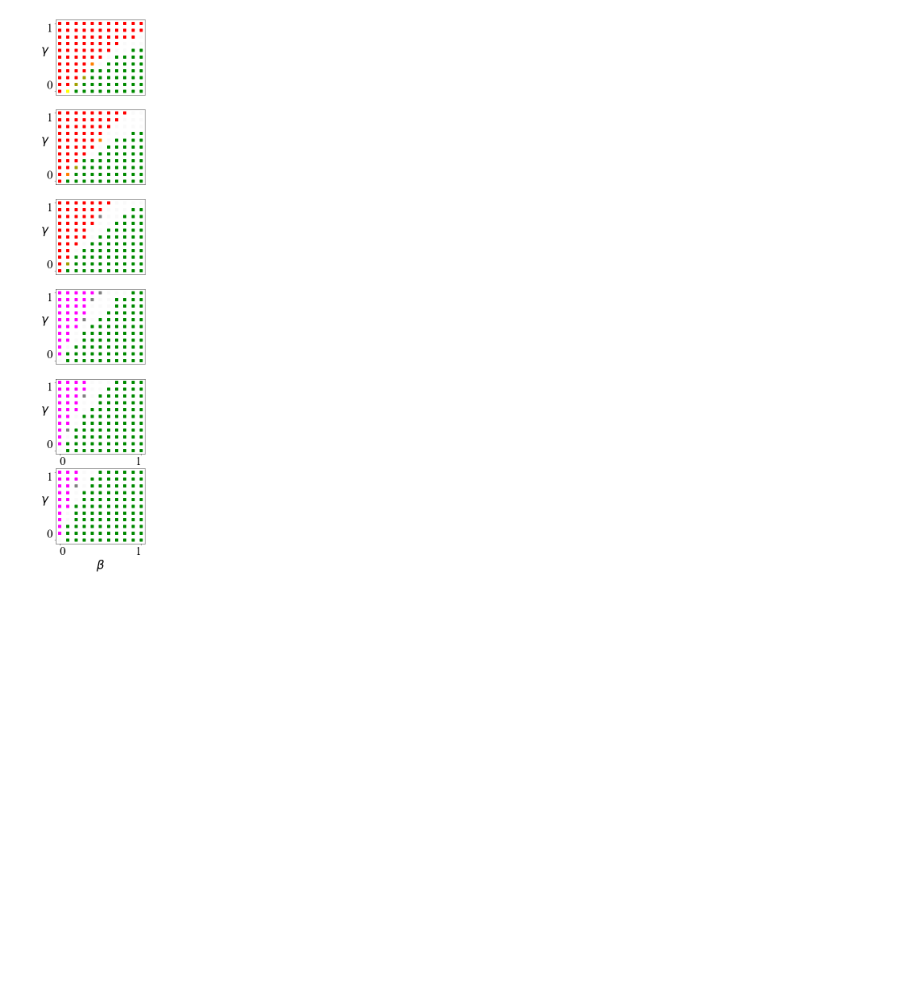
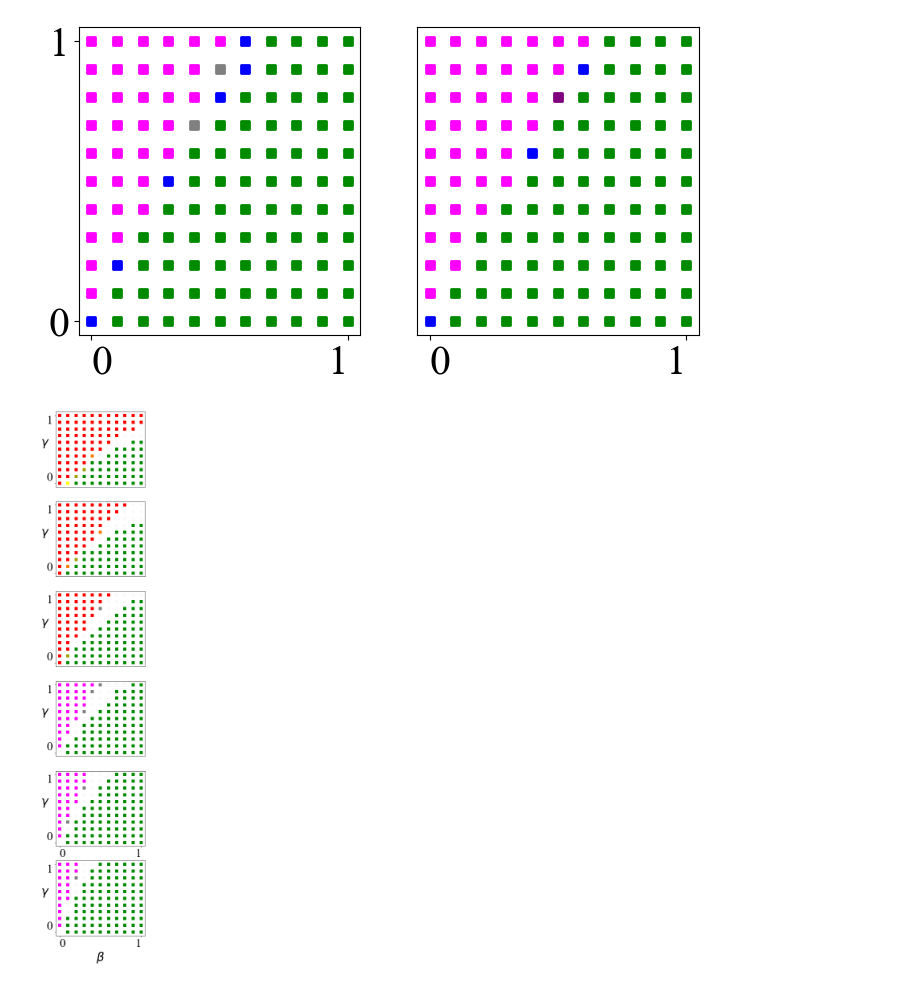
Before and after one commit to artermi/Norm_Enforcement_2024, a Jupyter notebook: Show_SixDim.ipynb, the cells around one changed output. Cells and saved outputs as stored; diff of their text form; code cells hidden in the pictures; blank space fills up the shorter version.

```diff
--- a/Show_SixDim.ipynb
+++ b/Show_SixDim.ipynb
@@ -111,3 +130,19 @@ def one_graph(Data,others, pinfo,need_x = True,need_y =True, xinfo = '', yinfo =
+# %%
+#I need to generate new_all_m2. Which file it is? 0509
+file_name4 = 'mod_0_patent.dat'
+Data_here = para_data(file_name4)
+file_name4 = 'mod_1_patent.dat'
+Data_here2 = para_data(file_name4)
+
+
+plt.rcParams["figure.figsize"] = (8,4)
+fig, axs = plt.subplots(1,2)
+one_graph(Data_here,[4.0,-1,-1],axs[0],True,True)
+one_graph(Data_here2,[4.0,-1,-1],axs[1],True,False)
+
+plt.savefig('Fig1_b.png', dpi=200)
+# %% [output]
+[figure, added]
 # %%
 #one_graph(Data,[0,1,0,-1,-1,0],plt)
 #Labels = ['$\alpha$','b',\lambda,'m',\delta$,'r']
```
Also changed, not shown: parts of 2 cells of this notebook, 13 other files.
